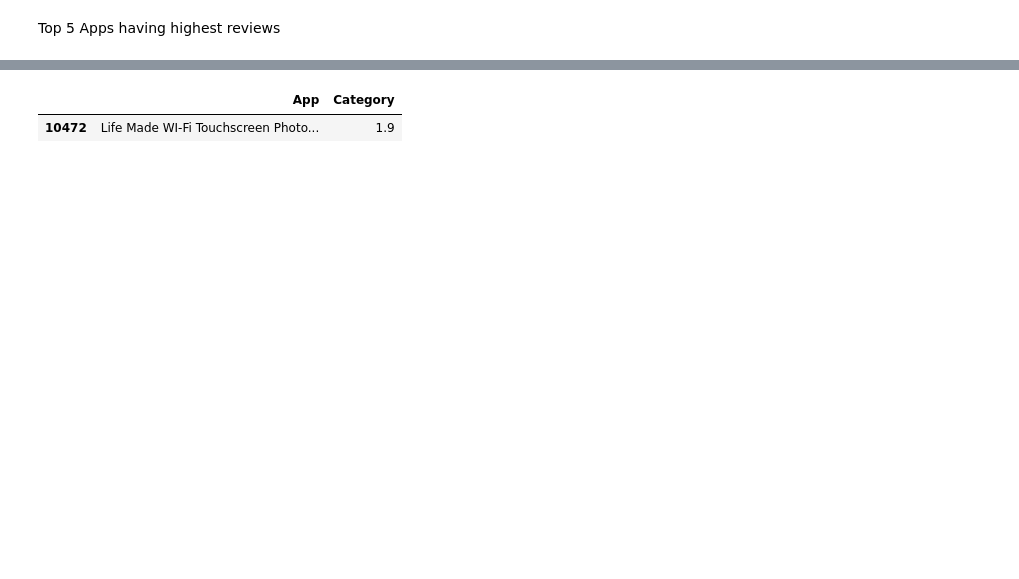
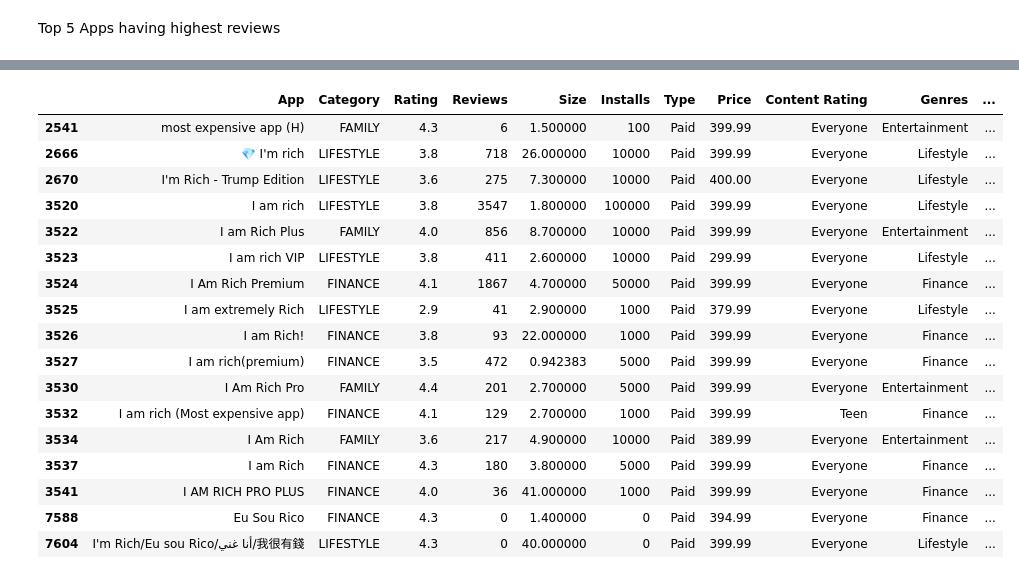
Before and after one commit to RishikaVerma21/Play-Store-Review-Analysis, a Jupyter notebook: Play_store_analysis_and_sentiment_analysis.ipynb, the cells around one changed output, grey strips where cells are left out. Drawn from its saved outputs; the diff is of its cells as text; code cells hidden in the pictures; blank space fills up the shorter version.

```diff
--- a/Play_store_analysis_and_sentiment_analysis.ipynb
+++ b/Play_store_analysis_and_sentiment_analysis.ipynb
@@ -468 +464,3 @@ play_store_df.iloc[index1]['App']
 Name: App, dtype: object
+# %%
+play_store_df["Price"]=play_store_df["Price"].replace({"$": " "})
@@ -469,8 +488,22 @@ Name: App, dtype: object
 # %%
-
- expensive_apps = play_store_df.loc[play_store_df['Price'] >= "250"]
-
- expensive_apps.loc[:, ["App", "Category"]]
+High_paid_apps = play_store_df[play_store_df['Price']>=250]
+High_paid_apps
 # %% [output]
-|  | App | Category |
-| 10472 | Life Made WI-Fi Touchscreen Photo... | 1.9 |
+|  | App | Category | Rating | Reviews | Size | Installs | Type | Price | Content Rating | Genres | ... |
+| 2541 | most expensive app (H) | FAMILY | 4.3 | 6 | 1.500000 | 100 | Paid | 399.99 | Everyone | Entertainment | ... |
+| 2666 | 💎 I'm rich | LIFESTYLE | 3.8 | 718 | 26.000000 | 10000 | Paid | 399.99 | Everyone | Lifestyle | ... |
+| 2670 | I'm Rich - Trump Edition | LIFESTYLE | 3.6 | 275 | 7.300000 | 10000 | Paid | 400.00 | Everyone | Lifestyle | ... |
+| 3520 | I am rich | LIFESTYLE | 3.8 | 3547 | 1.800000 | 100000 | Paid | 399.99 | Everyone | Lifestyle | ... |
+| 3522 | I am Rich Plus | FAMILY | 4.0 | 856 | 8.700000 | 10000 | Paid | 399.99 | Everyone | Entertainment | ... |
+| 3523 | I am rich VIP | LIFESTYLE | 3.8 | 411 | 2.600000 | 10000 | Paid | 299.99 | Everyone | Lifestyle | ... |
+| 3524 | I Am Rich Premium | FINANCE | 4.1 | 1867 | 4.700000 | 50000 | Paid | 399.99 | Everyone | Finance | ... |
+| 3525 | I am extremely Rich | LIFESTYLE | 2.9 | 41 | 2.900000 | 1000 | Paid | 379.99 | Everyone | Lifestyle | ... |
+| 3526 | I am Rich! | FINANCE | 3.8 | 93 | 22.000000 | 1000 | Paid | 399.99 | Everyone | Finance | ... |
+| 3527 | I am rich(premium) | FINANCE | 3.5 | 472 | 0.942383 | 5000 | Paid | 399.99 | Everyone | Finance | ... |
+| 3530 | I Am Rich Pro | FAMILY | 4.4 | 201 | 2.700000 | 5000 | Paid | 399.99 | Everyone | Entertainment | ... |
+| 3532 | I am rich (Most expensive app) | FINANCE | 4.1 | 129 | 2.700000 | 1000 | Paid | 399.99 | Teen | Finance | ... |
+| 3534 | I Am Rich | FAMILY | 3.6 | 217 | 4.900000 | 10000 | Paid | 389.99 | Everyone | Entertainment | ... |
+| 3537 | I am Rich | FINANCE | 4.3 | 180 | 3.800000 | 5000 | Paid | 399.99 | Everyone | Finance | ... |
+| 3541 | I AM RICH PRO PLUS | FINANCE | 4.0 | 36 | 41.000000 | 1000 | Paid | 399.99 | Everyone | Finance | ... |
+| 7588 | Eu Sou Rico | FINANCE | 4.3 | 0 | 1.400000 | 0 | Paid | 394.99 | Everyone | Finance | ... |
+| 7604 | I'm Rich/Eu sou Rico/أنا غني/我很有錢 | LIFESTYLE | 4.3 | 0 | 40.000000 | 0 | Paid | 399.99 | Everyone | Lifestyle | ... |
```
Also changed, not shown: parts of 20 cells of this notebook.
